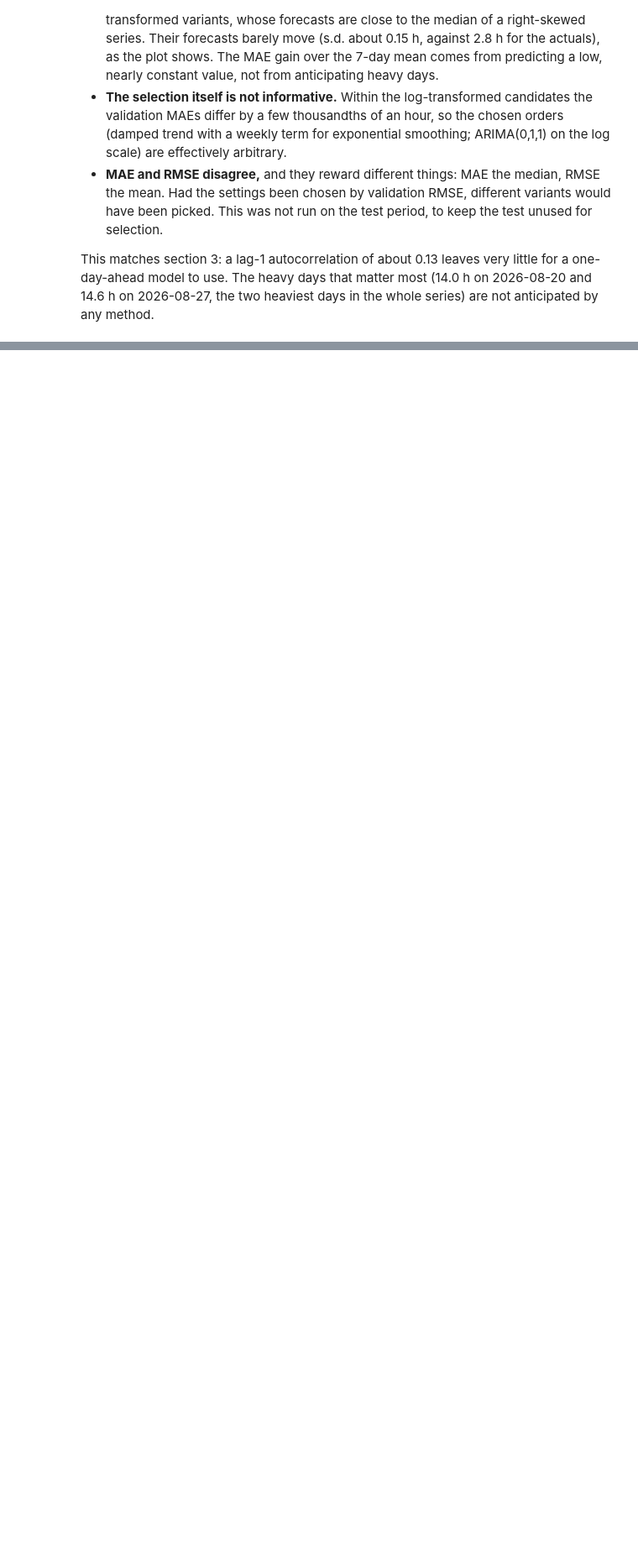
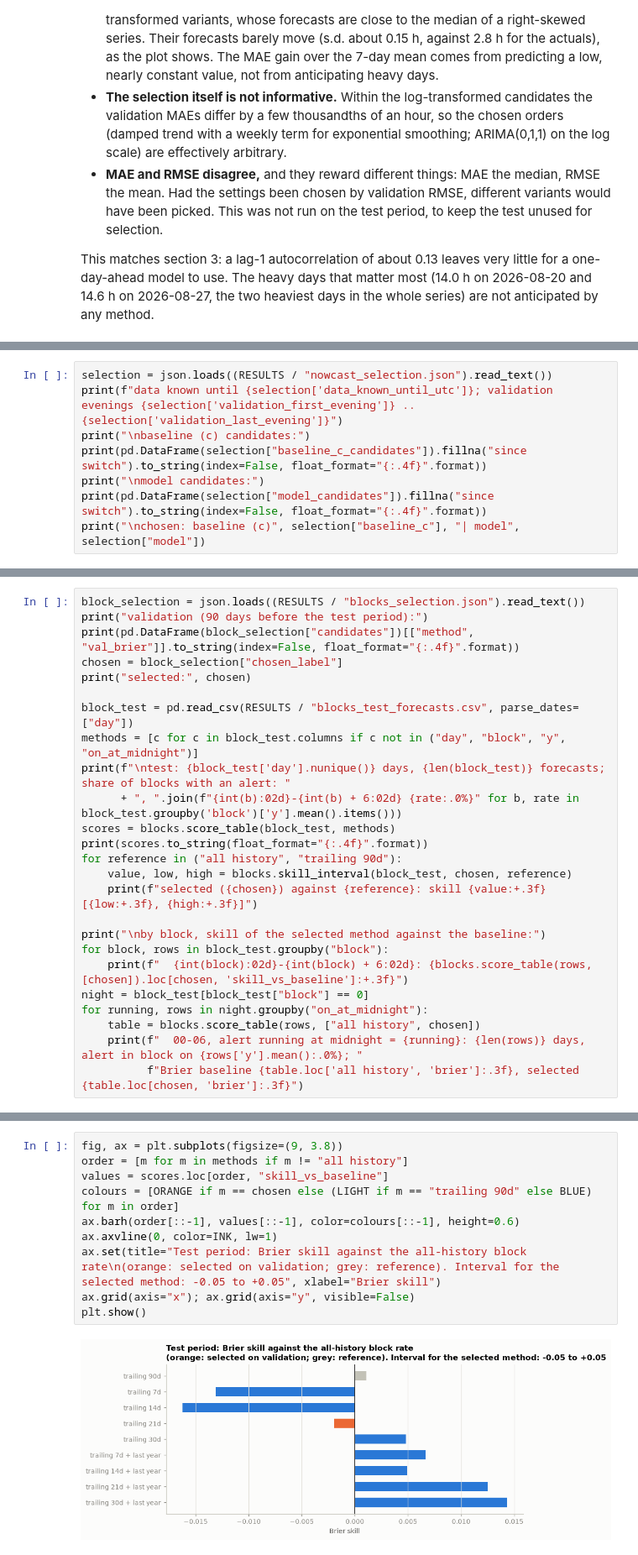
Before and after one commit to kudlayoleksandr-cpu/AirAlertAnalysis, a Jupyter notebook: notebooks/analysis.ipynb, the cells around one changed output, grey strips where cells are left out. Shown at 84% size. Saved outputs shown, nothing was run; the diff lists cells and outputs as text; blank space fills up the shorter version.

```diff
--- a/notebooks/analysis.ipynb
+++ b/notebooks/analysis.ipynb
@@ -542,0 +594,8 @@ This matches section 3: a lag-1 autocorrelation of about 0.13 leaves very little
+# %%
+selection = json.loads((RESULTS / "nowcast_selection.json").read_text())
+print(f"data known until {selection['data_known_until_utc']}; validation evenings {selection['validation_first_evening']} .. {selection['validation_last_evening']}")
+print("\nbaseline (c) candidates:")
+print(pd.DataFrame(selection["baseline_c_candidates"]).fillna("since switch").to_string(index=False, float_format="{:.4f}".format))
+print("\nmodel candidates:")
+print(pd.DataFrame(selection["model_candidates"]).fillna("since switch").to_string(index=False, float_format="{:.4f}".format))
+print("\nchosen: baseline (c)", selection["baseline_c"], "| model", selection["model"])
@@ -542,0 +705,25 @@ This matches section 3: a lag-1 autocorrelation of about 0.13 leaves very little
+# %%
+block_selection = json.loads((RESULTS / "blocks_selection.json").read_text())
+print("validation (90 days before the test period):")
+print(pd.DataFrame(block_selection["candidates"])[["method", "val_brier"]].to_string(index=False, float_format="{:.4f}".format))
+chosen = block_selection["chosen_label"]
+print("selected:", chosen)
+
+block_test = pd.read_csv(RESULTS / "blocks_test_forecasts.csv", parse_dates=["day"])
+methods = [c for c in block_test.columns if c not in ("day", "block", "y", "on_at_midnight")]
+print(f"\ntest: {block_test['day'].nunique()} days, {len(block_test)} forecasts; share of blocks with an alert: "
+      + ", ".join(f"{int(b):02d}-{int(b) + 6:02d} {rate:.0%}" for b, rate in block_test.groupby('block')['y'].mean().items()))
+scores = blocks.score_table(block_test, methods)
+print(scores.to_string(float_format="{:.4f}".format))
+for reference in ("all history", "trailing 90d"):
+    value, low, high = blocks.skill_interval(block_test, chosen, reference)
+    print(f"selected ({chosen}) against {reference}: skill {value:+.3f}  [{low:+.3f}, {high:+.3f}]")
+
+print("\nby block, skill of the selected method against the baseline:")
+for block, rows in block_test.groupby("block"):
+    print(f"  {int(block):02d}-{int(block) + 6:02d}: {blocks.score_table(rows, [chosen]).loc[chosen, 'skill_vs_baseline']:+.3f}")
+night = block_test[block_test["block"] == 0]
+for running, rows in night.groupby("on_at_midnight"):
+    table = blocks.score_table(rows, ["all history", chosen])
+    print(f"  00-06, alert running at midnight = {running}: {len(rows)} days, alert in block on {rows['y'].mean():.0%}; "
+          f"Brier baseline {table.loc['all history', 'brier']:.3f}, selected {table.loc[chosen, 'brier']:.3f}")
@@ -542,0 +748,12 @@ This matches section 3: a lag-1 autocorrelation of about 0.13 leaves very little
+# %%
+fig, ax = plt.subplots(figsize=(9, 3.8))
+order = [m for m in methods if m != "all history"]
+values = scores.loc[order, "skill_vs_baseline"]
+colours = [ORANGE if m == chosen else (LIGHT if m == "trailing 90d" else BLUE) for m in order]
+ax.barh(order[::-1], values[::-1], color=colours[::-1], height=0.6)
+ax.axvline(0, color=INK, lw=1)
+ax.set(title="Test period: Brier skill against the all-history block rate\n(orange: selected on validation; grey: reference). Interval for the selected method: -0.05 to +0.05", xlabel="Brier skill")
+ax.grid(axis="x"); ax.grid(axis="y", visible=False)
+plt.show()
+# %% [output]
+[figure, added]
```
Also changed, not shown: parts of 17 cells of this notebook, 1 other file.
